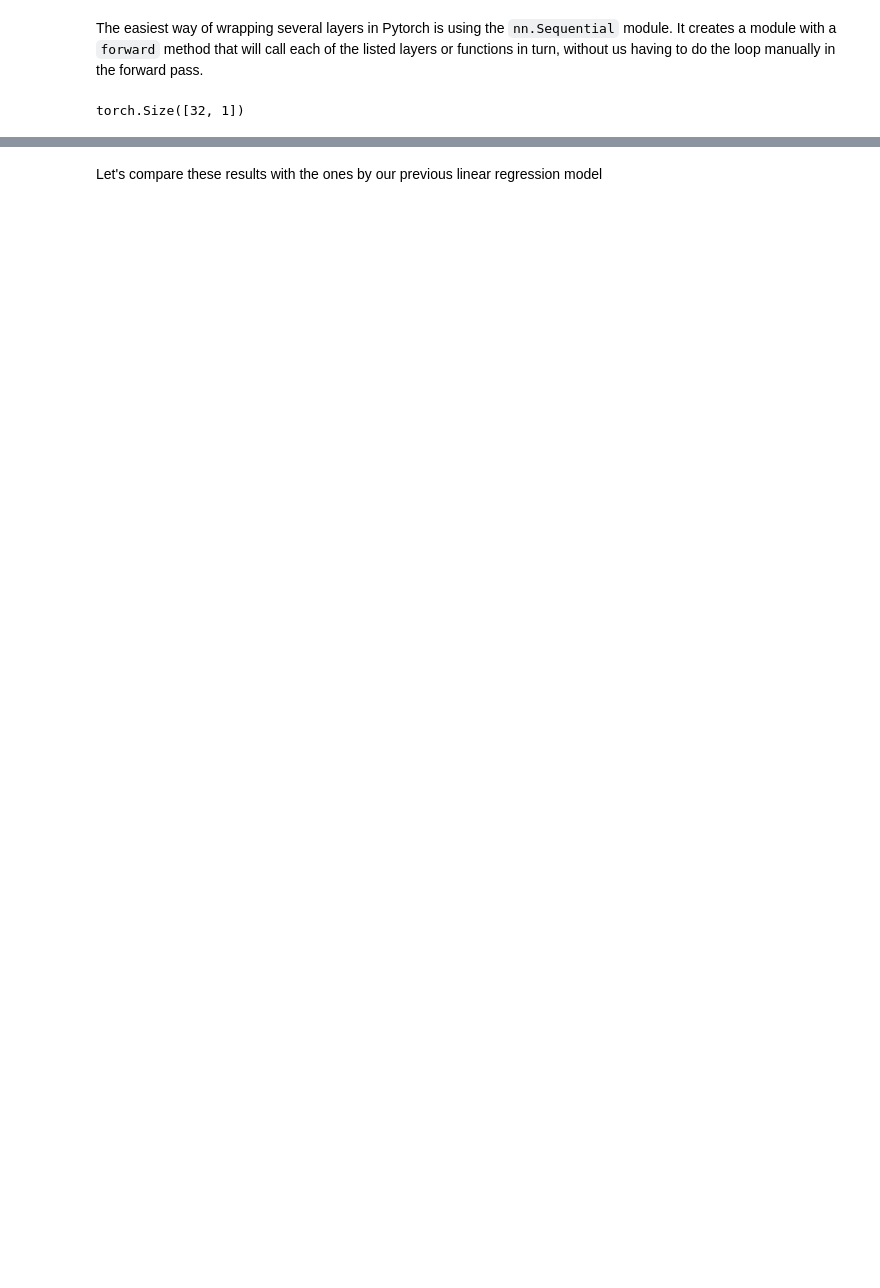
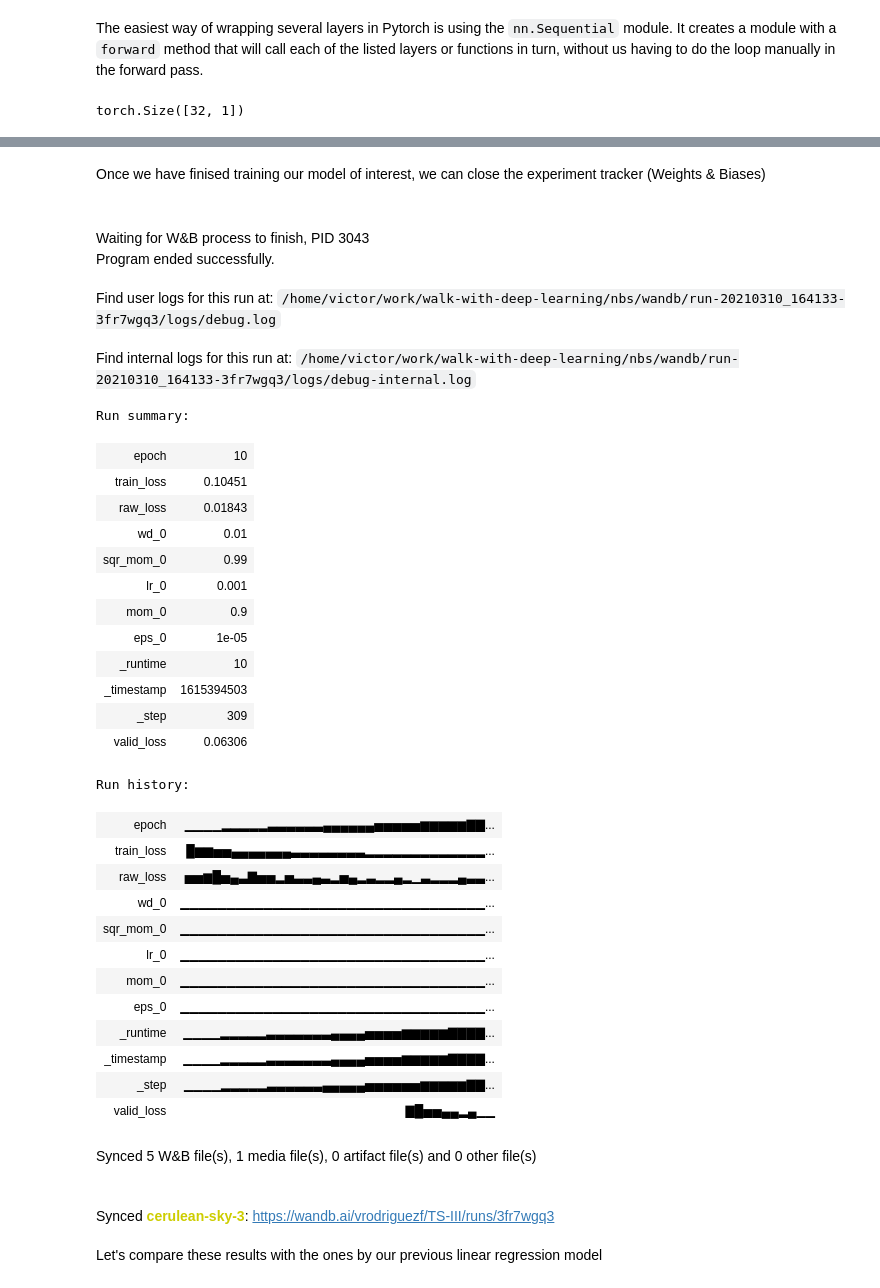
Before and after one commit to stardust-r/walk-with-deep-learning, a Jupyter notebook: nbs/00_dl_101_pytorch_fastai.ipynb, the cells around one changed output, grey strips where cells are left out. Saved outputs shown, nothing was run; the diff lists cells and outputs as text; code cells hidden in the pictures; blank space fills up the shorter version.

```diff
--- a/nbs/00_dl_101_pytorch_fastai.ipynb
+++ b/nbs/00_dl_101_pytorch_fastai.ipynb
@@ -309,3 +310,14 @@ show_TensorFunction1D(inputs, outputs, y_hat=preds, marker='.')
 ## Building a simple neural network
 # %% [markdown]
 For the next example, we will create the dataset by sampling values from a non linear sample $y(x) = -\frac{1}{100}x^7 - x^4 - 2x^2 - 4x + 1$
+# %%
+# Single config object, useful for experiment tracking
+config = dict(
+    ntrain = 1000,
+    nvalid = 200,
+    nh1 = 200,
+    nh2 = 100,
+    nh3 = 50
+)
+# %%
+run = wandb.init(config=config, project="TS-III")
@@ -404,3 +432,40 @@ show_TensorFunction1D(inputs, outputs, y_hat=preds, marker='.')
+# %% [markdown]
+Once we have finised training our model of interest, we can close the experiment tracker (Weights & Biases)
+# %%
+run.finish()
+# %% [output]
+Waiting for W&B process to finish, PID 3043
+Program ended successfully.
+Find user logs for this run at: /home/victor/work/walk-with-deep-learning/nbs/wandb/run-20210310_164133-3fr7wgq3/logs/debug.log
+Find internal logs for this run at: /home/victor/work/walk-with-deep-learning/nbs/wandb/run-20210310_164133-3fr7wgq3/logs/debug-internal.log
+Run summary:
+| epoch | 10 |
+| train_loss | 0.10451 |
+| raw_loss | 0.01843 |
+| wd_0 | 0.01 |
+| sqr_mom_0 | 0.99 |
+| lr_0 | 0.001 |
+| mom_0 | 0.9 |
+| eps_0 | 1e-05 |
+| _runtime | 10 |
+| _timestamp | 1615394503 |
+| _step | 309 |
+| valid_loss | 0.06306 |
+Run history:
+| epoch | ▁▁▁▁▂▂▂▂▂▃▃▃▃▃▃▄▄▄▄▄▄▅▅▅▅▅▆▆▆▆▆▇▇... |
+| train_loss | █▆▆▅▅▄▄▄▄▄▄▄▃▃▃▃▃▃▃▃▂▂▂▂▂▂▂▂▂▂▂▂▂... |
+| raw_loss | ▅▅▆█▅▄▃▇▅▅▂▅▃▃▄▃▂▅▄▂▃▂▂▄▂▁▃▂▂▂▄▃▃... |
+| wd_0 | ▁▁▁▁▁▁▁▁▁▁▁▁▁▁▁▁▁▁▁▁▁▁▁▁▁▁▁▁▁▁▁▁▁... |
+| sqr_mom_0 | ▁▁▁▁▁▁▁▁▁▁▁▁▁▁▁▁▁▁▁▁▁▁▁▁▁▁▁▁▁▁▁▁▁... |
+| lr_0 | ▁▁▁▁▁▁▁▁▁▁▁▁▁▁▁▁▁▁▁▁▁▁▁▁▁▁▁▁▁▁▁▁▁... |
+| mom_0 | ▁▁▁▁▁▁▁▁▁▁▁▁▁▁▁▁▁▁▁▁▁▁▁▁▁▁▁▁▁▁▁▁▁... |
+| eps_0 | ▁▁▁▁▁▁▁▁▁▁▁▁▁▁▁▁▁▁▁▁▁▁▁▁▁▁▁▁▁▁▁▁▁... |
+| _runtime | ▁▁▁▁▂▂▂▂▂▃▃▃▃▃▃▃▄▄▄▄▅▅▅▅▆▆▆▆▆▇▇▇▇... |
+| _timestamp | ▁▁▁▁▂▂▂▂▂▃▃▃▃▃▃▃▄▄▄▄▅▅▅▅▆▆▆▆▆▇▇▇▇... |
+| _step | ▁▁▁▁▂▂▂▂▂▃▃▃▃▃▃▄▄▄▄▄▅▅▅▅▅▅▆▆▆▆▆▇▇... |
+| valid_loss | ▇█▅▅▄▄▂▄▁▁ |
+Synced 5 W&B file(s), 1 media file(s), 0 artifact file(s) and 0 other file(s)
+Synced cerulean-sky-3: https://wandb.ai/vrodriguezf/TS-III/runs/3fr7wgq3
 # %% [markdown]
 Let's compare these results with the ones by our previous linear regression model
 # %%
```
Also changed, not shown: parts of 22 cells of this notebook, 2 other files.
